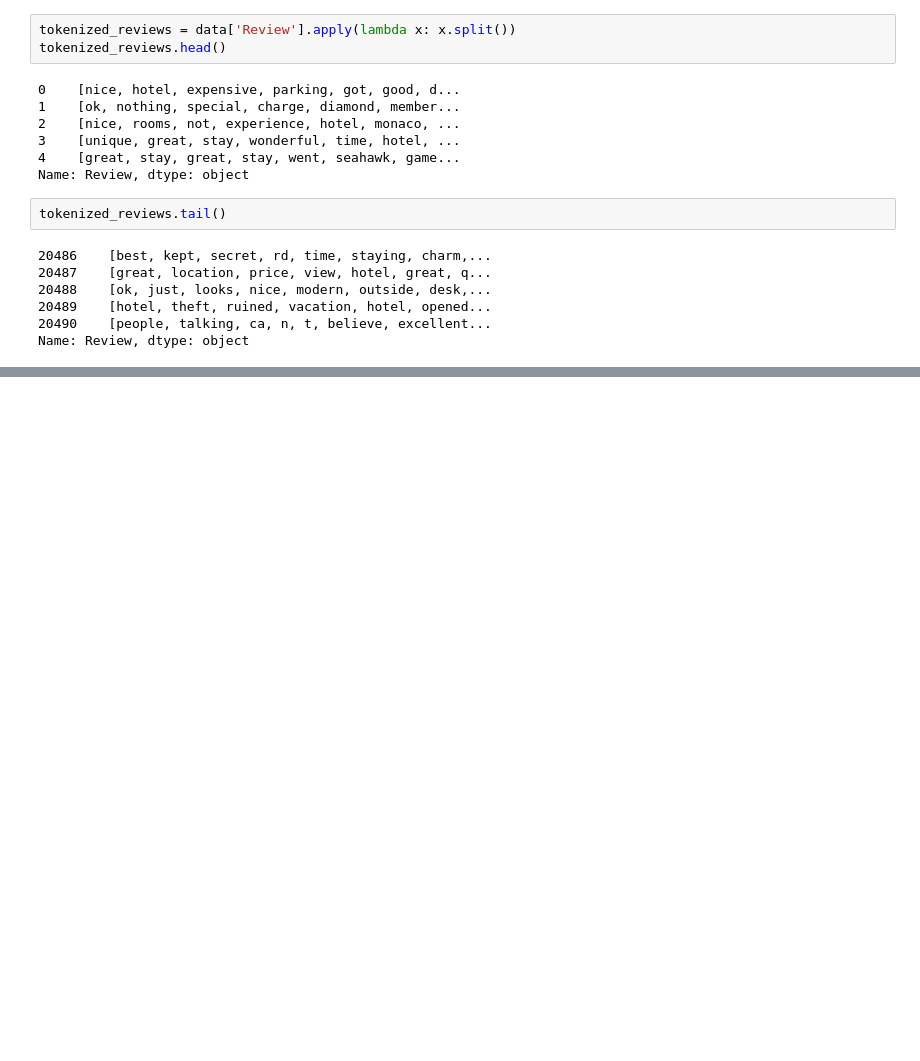
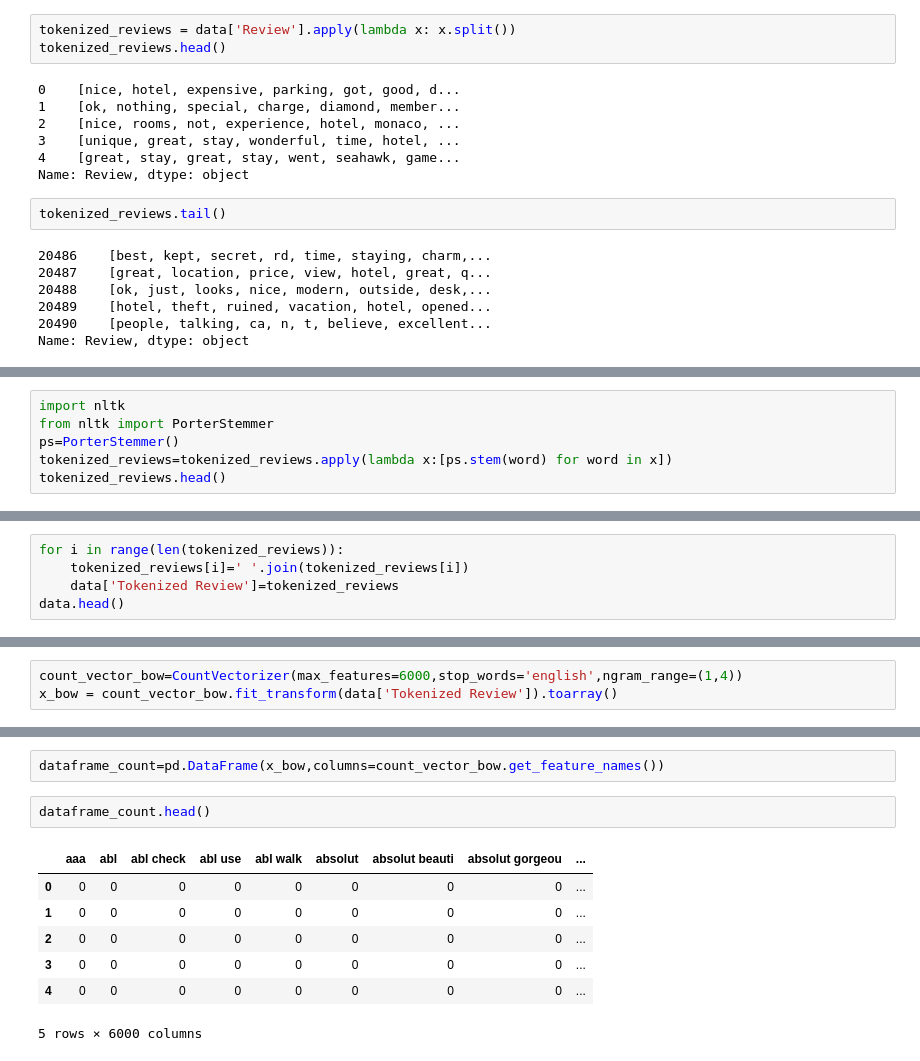
Before and after one commit to nidhi2611/Rating_Prediction_Using_Reviews, a Jupyter notebook: Rating Prediciton using Reviews.ipynb, the cells around one changed output, grey strips where cells are left out. Saved outputs shown, nothing was run; the diff lists cells and outputs as text; blank space fills up the shorter version.

Commit message:
feature extraction using count vector

```diff
--- a/Rating Prediciton using Reviews.ipynb
+++ b/Rating Prediciton using Reviews.ipynb
@@ -73,0 +66,6 @@ Name: Review, dtype: object
+# %%
+import nltk
+from nltk import PorterStemmer
+ps=PorterStemmer()
+tokenized_reviews=tokenized_reviews.apply(lambda x:[ps.stem(word) for word in x])
+tokenized_reviews.head()
@@ -73,0 +79,5 @@ Name: Review, dtype: object
+# %%
+for i in range(len(tokenized_reviews)):
+    tokenized_reviews[i]=' '.join(tokenized_reviews[i])
+    data['Tokenized Review']=tokenized_reviews
+data.head()
@@ -73,0 +97,3 @@ Name: Review, dtype: object
+# %%
+count_vector_bow=CountVectorizer(max_features=6000,stop_words='english',ngram_range=(1,4))
+x_bow = count_vector_bow.fit_transform(data['Tokenized Review']).toarray()
@@ -73,0 +154,12 @@ Name: Review, dtype: object
+# %%
+dataframe_count=pd.DataFrame(x_bow,columns=count_vector_bow.get_feature_names())
+# %%
+dataframe_count.head()
+# %% [output]
+|  | aaa | abl | abl check | abl use | abl walk | absolut | absolut beauti | absolut gorgeou | ... |
+| 0 | 0 | 0 | 0 | 0 | 0 | 0 | 0 | 0 | ... |
+| 1 | 0 | 0 | 0 | 0 | 0 | 0 | 0 | 0 | ... |
+| 2 | 0 | 0 | 0 | 0 | 0 | 0 | 0 | 0 | ... |
+| 3 | 0 | 0 | 0 | 0 | 0 | 0 | 0 | 0 | ... |
+| 4 | 0 | 0 | 0 | 0 | 0 | 0 | 0 | 0 | ... |
+5 rows × 6000 columns
```
Also changed, not shown: parts of 13 cells of this notebook.
